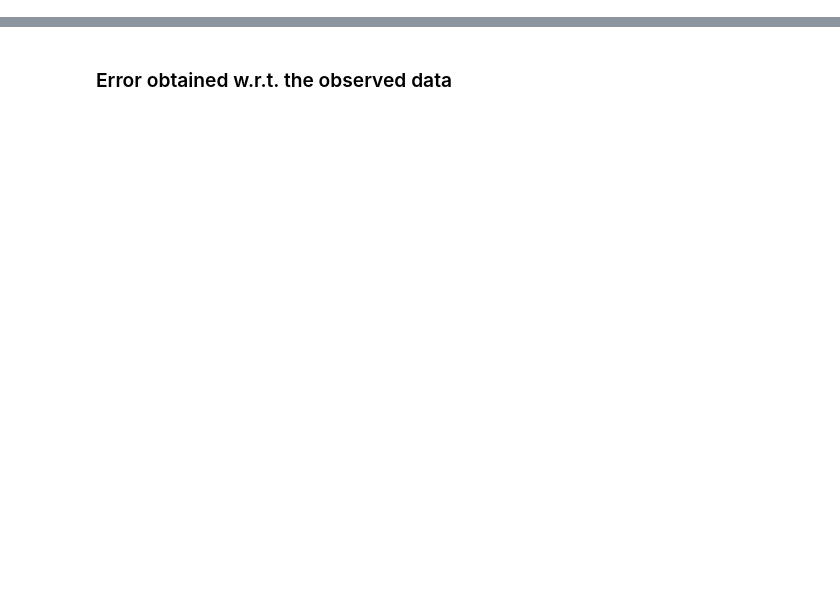
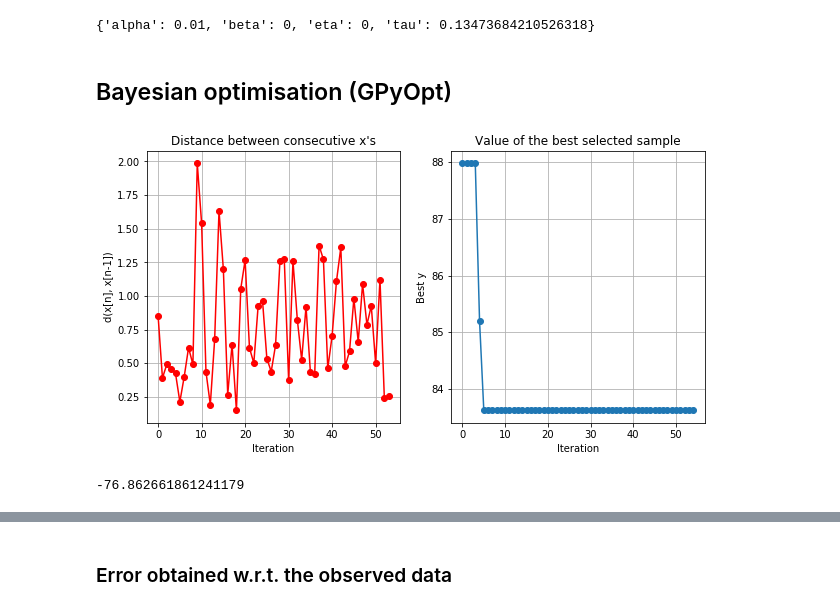
Before and after one commit to fdtomasi/regain, a Jupyter notebook: notebooks/perche' il rank non funziona.ipynb, the cells around one changed output, grey strips where cells are left out. Saved outputs shown, nothing was run; the diff lists cells and outputs as text; code cells hidden in the pictures; blank space fills up the shorter version.

Commit message:
add BayesianOpt to the notebook

```diff
--- a/notebooks/perche' il rank non funziona.ipynb
+++ b/notebooks/perche' il rank non funziona.ipynb
@@ -106,0 +45,9 @@ print(ells)
+# %%
+# config
+reload(datasets)
+# n_samples = 200
+input_dim = 100
+n_dim_lat = 7
+T = 1
+data, Kobs, K, ells = datasets.generate_ma_xue_zou(input_dim, sparsity=.025)
+data_list = np.array([data])
@@ -146,0 +107,38 @@ print(alpha)# 0.05
+# %%
+ltgl.best_params_
+# %% [output]
+{'alpha': 0.01, 'beta': 0, 'eta': 0, 'tau': 0.13473684210526318}
+# %% [markdown]
+## Bayesian optimisation (GPyOpt)
+# %%
+mdl = latent_time_graph_lasso_v3_.LatentTimeGraphLasso(
+    bypass_transpose=False, assume_centered=0, verbose=0, rtol=1e-5, tol=1e-5,
+    max_iter=500, rho=1. / np.array(data_list).shape[1], eta=0, beta=0)
+
+import GPyOpt
+from sklearn.model_selection import cross_val_score
+domain = [{'name': 'tau', 'type': 'continuous', 'domain': (-2.,np.log(.25))},
+          {'name': 'alpha', 'type': 'continuous', 'domain': (-2.,0.)}]
+
+def fit_svc_val(x, mdl=None, cv=None, X=None, y=None):
+    x = np.atleast_2d(np.exp(x))
+    fs = np.zeros((x.shape[0], 1))
+    for i, params in enumerate(x):
+        dict_params = dict(zip([el['name'] for el in domain], params))
+#         if 'kernel' in dict_params:
+#             dict_params['kernel'] = 'rbf' if dict_params['kernel'] == 0 else 'poly'
+        mdl.set_params(**dict_params)
+        fs[i] = np.mean(cross_val_score(mdl, X, y, cv=cv))
+    return fs
+
+from functools import partial
+opt = GPyOpt.methods.BayesianOptimization(
+    f=partial(fit_svc_val, mdl=mdl, X=data_grid),  # function to optimize
+    domain = domain,         # box-constrains of the problem
+    acquisition_type ='EI',       # LCB acquisition
+    maximize=True,
+    acquisition_weight = 0.75)   # Exploration exploitation
+opt.run_optimization(max_iter=50)
+opt.plot_convergence()
+# %% [output]
+[figure, added]
@@ -146,0 +163,4 @@ print(alpha)# 0.05
+# %%
+bo.score(data_grid)
+# %% [output]
+-76.862661861241179
```
Also changed, not shown: parts of 34 cells of this notebook, 2 other files.
